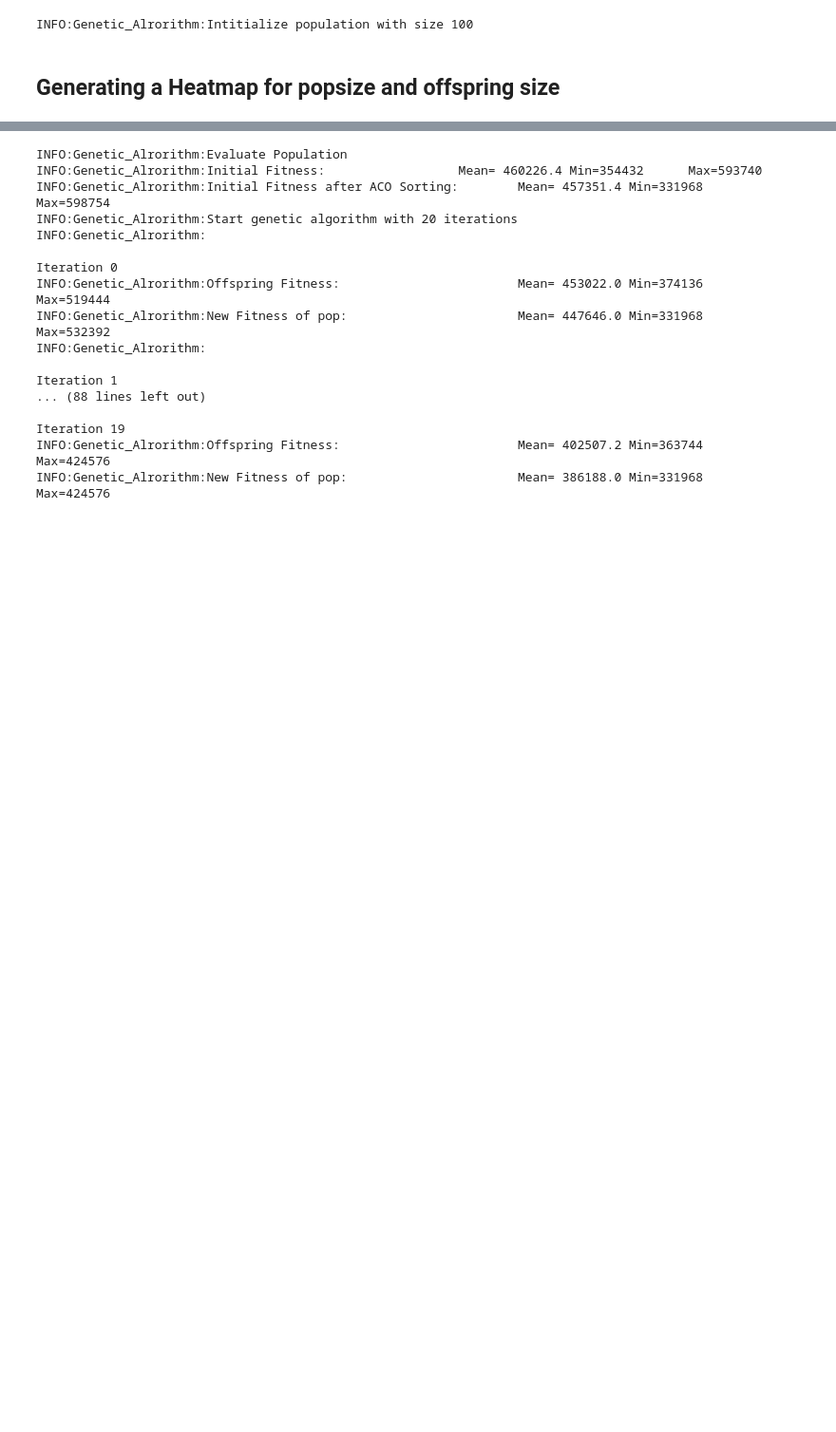
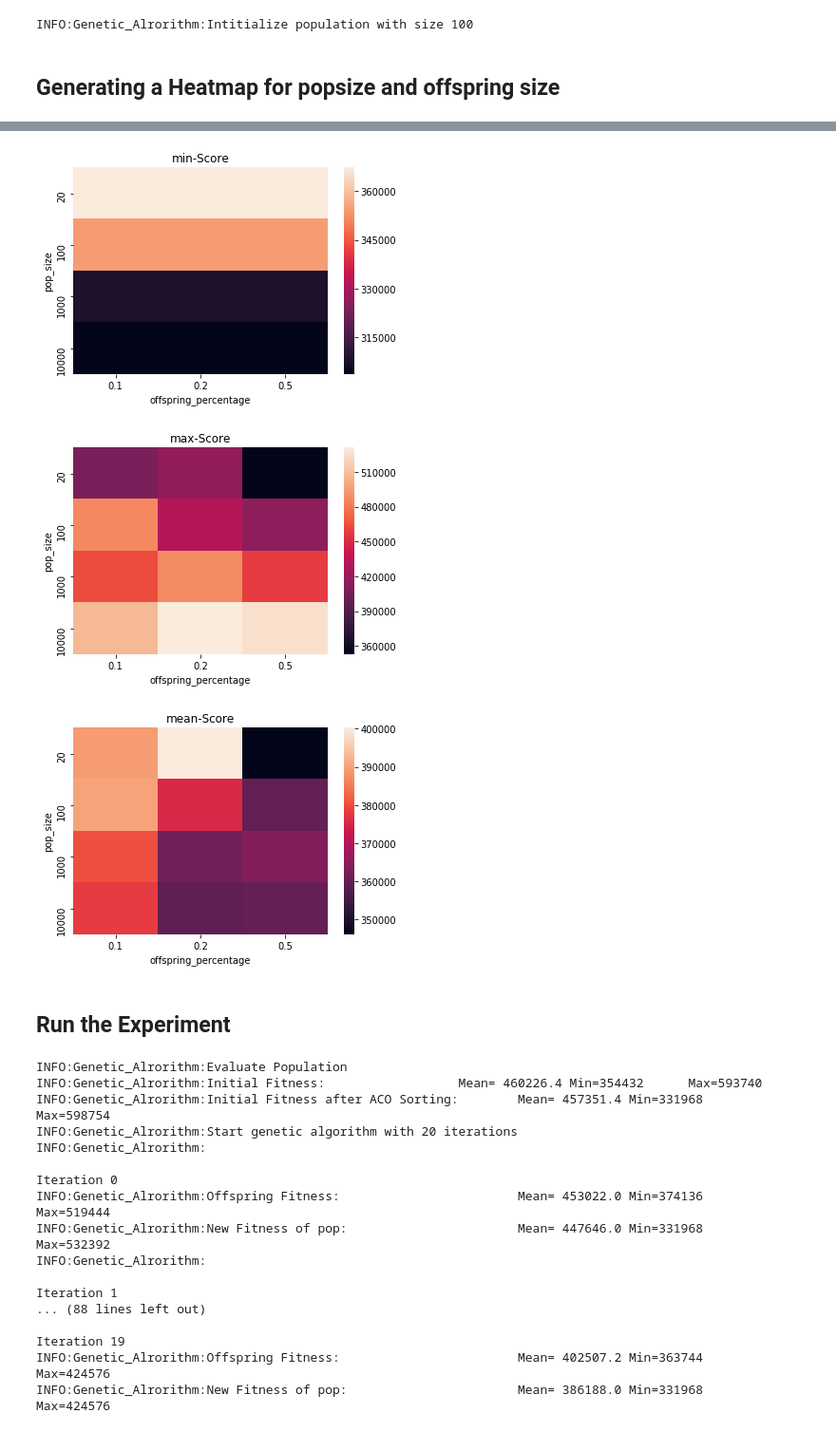
Before and after one commit to bereRadeck/nia_final_project, a Jupyter notebook: Experiments.ipynb, the cells around one changed output, grey strips where cells are left out. Shown at 95% size. Drawn from its saved outputs; the diff is of its cells as text; code cells hidden in the pictures; blank space fills up the shorter version.

```diff
--- a/Experiments.ipynb
+++ b/Experiments.ipynb
@@ -47,7 +47,7 @@ aco_initializer = ACO_Initializer()
 aco_solutiongenerator = SolutionGenerator()
 aco_evaporator = Evaporator()
 aco_intensificator = Intensificator()
-sort_with_aco = True
+sort_with_aco = False
 aco_sorter = ACO_Sorter(aco_initializer,
                         aco_solutiongenerator,
                         aco_evaporator,
@@ -121,0 +77,31 @@ for stat in ['min','max','mean']:
+# %%
+results = defaultdict(list)
+pop_sizes = [20,100,1000,10000]
+offspring_percentages = [0.1,0.2, 0.5]
+for pop_size in pop_sizes:
+    for off_p in offspring_percentages:
+        offspring_size = off_p*pop_size
+        ga = Genetic_Alrorithm(initializer=initializer,
+                       selector=selector,
+                       recombiner=recombiner,
+                       mutator=mutator,
+                       replacer=replacer,
+                       evaluator=evaluator,
+                       popSize=pop_size,
+                       nrOffspring = offspring_size,
+                       task=task,
+                       mutate_prop=mutate_prop,
+                       iterations=iterations,
+                       aco_sorter = aco_sorter,
+                       aco_sort_step=1,
+                       sort_with_aco=sort_with_aco)
+
+        solutions = ga.run(logging=False)
+        min_score = np.min(list(solutions.values())[0])
+        max_score = np.max(list(solutions[19]))
+        mean_score = np.mean(list(solutions[19]))
+        results['pop_size'].append(pop_size)
+        results['offspring_size'].append(offspring_size)
+        results['max'].append(max_score)
+        results['min'].append(min_score)
+        results['mean'].append(mean_score)
@@ -121,0 +126,5 @@ for stat in ['min','max','mean']:
+# %%
+heat_df = pd.DataFrame.from_dict(results,orient='columns')
+heat_df['offspring_percentage'] = heat_df['offspring_size'] / heat_df['pop_size']
+min_pivot = heat_df.pivot('pop_size','offspring_percentage','mean')
+min_pivot
@@ -122,3 +138,16 @@ for stat in ['min','max','mean']:
+# %%
+for stat in ['min','max','mean']:
+    pivot = heat_df.pivot('pop_size','offspring_percentage',stat)
+    ax = sns.heatmap(pivot)
+    plt.title('{}-Score'.format(stat))
+    plt.savefig('plots/{}_heatmap'.format(stat))
+    plt.show()
+# %% [output]
+[figure, added]
+[figure, added]
+[figure, added]
+# %% [markdown]
+## Run the Experiment
 # %%
 solutions = ga.run(logging=False)
 df = pd.DataFrame.from_dict(solutions,orient='columns')
```
Also changed, not shown: parts of 7 cells of this notebook, 3 other files.
